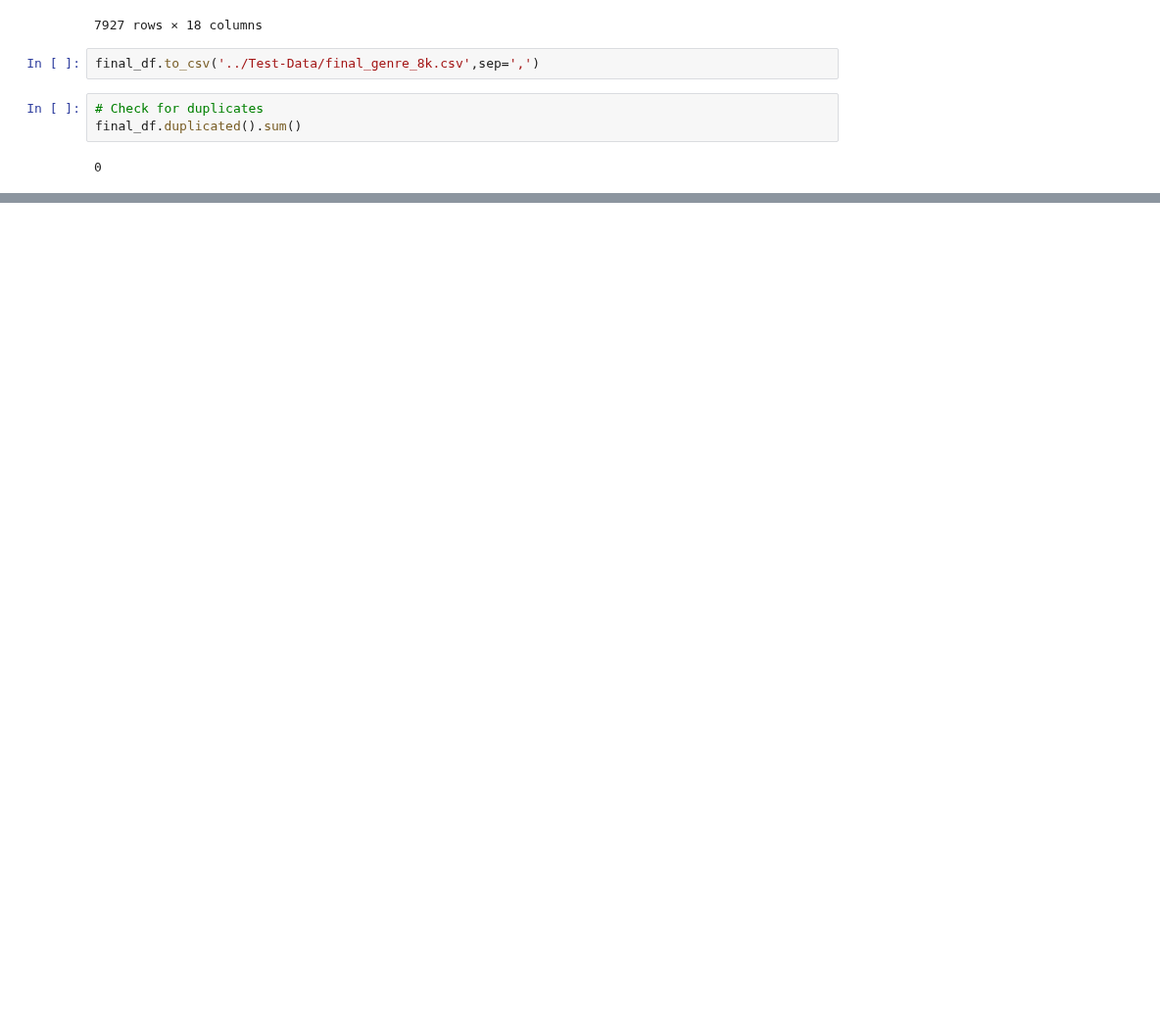
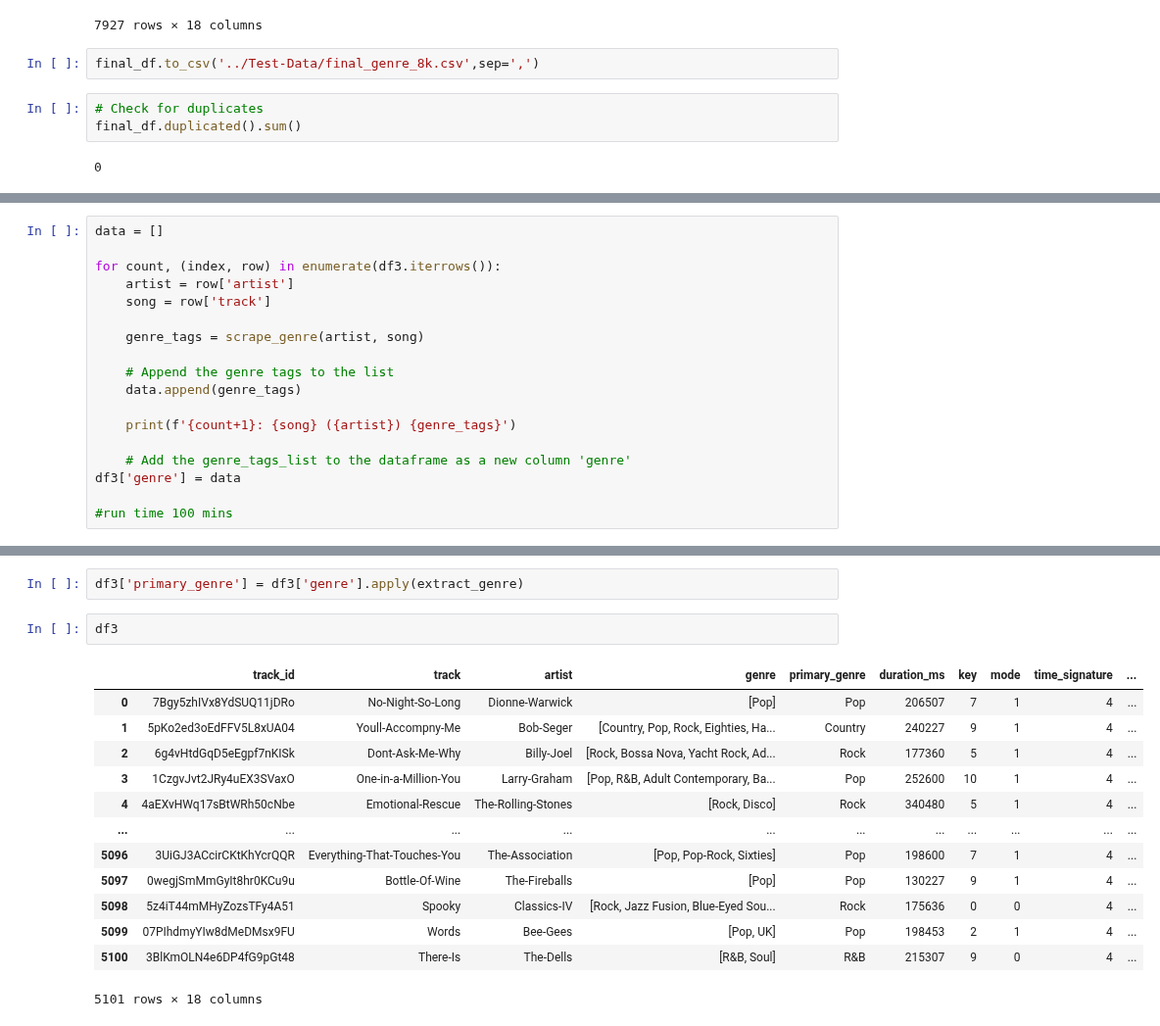
Before and after one commit to jeugenio103/Project-4, a Jupyter notebook: Lyric and Genre Data Collection/big_data_extract_transform.ipynb, the cells around one changed output, grey strips where cells are left out. Shown at 98% size. Cells and saved outputs as stored; diff of their text form; blank space fills up the shorter version.

```diff
--- a/Lyric and Genre Data Collection/big_data_extract_transform.ipynb
+++ b/Lyric and Genre Data Collection/big_data_extract_transform.ipynb
@@ -634,0 +711,18 @@ final_df.duplicated().sum()
+# %%
+data = []
+
+for count, (index, row) in enumerate(df3.iterrows()):
+    artist = row['artist']
+    song = row['track']
+
+    genre_tags = scrape_genre(artist, song)
+
+    # Append the genre tags to the list
+    data.append(genre_tags)
+
+    print(f'{count+1}: {song} ({artist}) {genre_tags}')
+
+    # Add the genre_tags_list to the dataframe as a new column 'genre'
+df3['genre'] = data
+
+#run time 100 mins
@@ -634,0 +747,18 @@ final_df.duplicated().sum()
+# %%
+df3['primary_genre'] = df3['genre'].apply(extract_genre)
+# %%
+df3
+# %% [output]
+|  | track_id | track | artist | genre | primary_genre | duration_ms | key | mode | time_signature | ... |
+| 0 | 7Bgy5zhIVx8YdSUQ11jDRo | No-Night-So-Long | Dionne-Warwick | [Pop] | Pop | 206507 | 7 | 1 | 4 | ... |
+| 1 | 5pKo2ed3oEdFFV5L8xUA04 | Youll-Accompny-Me | Bob-Seger | [Country, Pop, Rock, Eighties, Ha... | Country | 240227 | 9 | 1 | 4 | ... |
+| 2 | 6g4vHtdGqD5eEgpf7nKISk | Dont-Ask-Me-Why | Billy-Joel | [Rock, Bossa Nova, Yacht Rock, Ad... | Rock | 177360 | 5 | 1 | 4 | ... |
+| 3 | 1CzgvJvt2JRy4uEX3SVaxO | One-in-a-Million-You | Larry-Graham | [Pop, R&B, Adult Contemporary, Ba... | Pop | 252600 | 10 | 1 | 4 | ... |
+| 4 | 4aEXvHWq17sBtWRh50cNbe | Emotional-Rescue | The-Rolling-Stones | [Rock, Disco] | Rock | 340480 | 5 | 1 | 4 | ... |
+| ... | ... | ... | ... | ... | ... | ... | ... | ... | ... | ... |
+| 5096 | 3UiGJ3ACcirCKtKhYcrQQR | Everything-That-Touches-You | The-Association | [Pop, Pop-Rock, Sixties] | Pop | 198600 | 7 | 1 | 4 | ... |
+| 5097 | 0wegjSmMmGyIt8hr0KCu9u | Bottle-Of-Wine | The-Fireballs | [Pop] | Pop | 130227 | 9 | 1 | 4 | ... |
+| 5098 | 5z4iT44mMHyZozsTFy4A51 | Spooky | Classics-IV | [Rock, Jazz Fusion, Blue-Eyed Sou... | Rock | 175636 | 0 | 0 | 4 | ... |
+| 5099 | 07PIhdmyYIw8dMeDMsx9FU | Words | Bee-Gees | [Pop, UK] | Pop | 198453 | 2 | 1 | 4 | ... |
+| 5100 | 3BlKmOLN4e6DP4fG9pGt48 | There-Is | The-Dells | [R&B, Soul] | R&B | 215307 | 9 | 0 | 4 | ... |
+5101 rows × 18 columns
```
Also changed, not shown: parts of 17 cells of this notebook, 9 other files.
